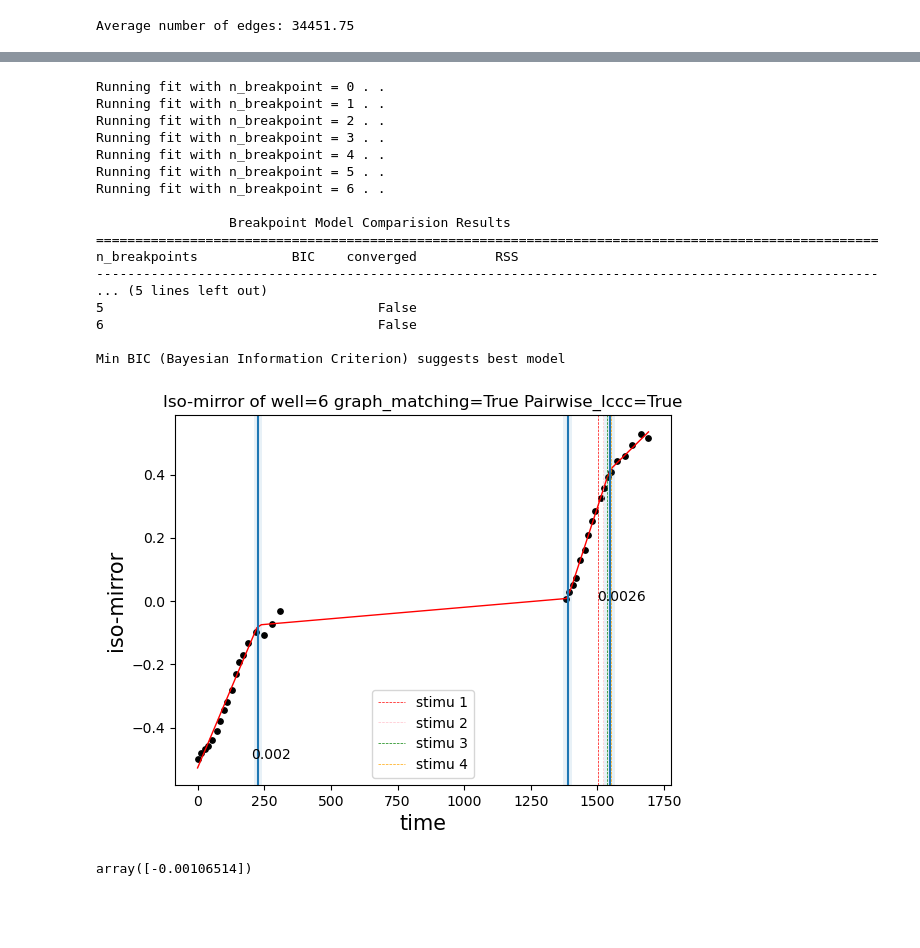
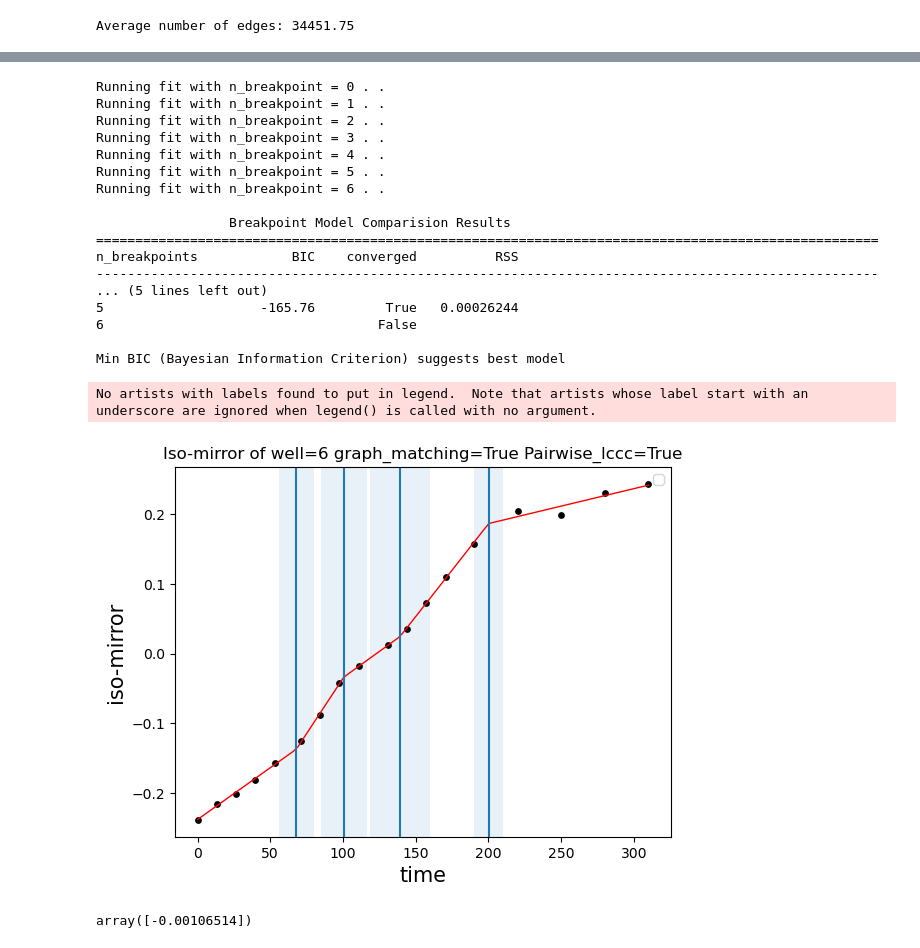
Before and after one commit to TianyiChen97/Organoid, a Jupyter notebook: Iso-mirror-TBS-no-window_pairwiseLCCC.ipynb, the cells around one changed output, grey strips where cells are left out. Saved outputs shown, nothing was run; the diff lists cells and outputs as text; code cells hidden in the pictures; blank space fills up the shorter version.

```diff
--- a/Iso-mirror-TBS-no-window_pairwiseLCCC.ipynb
+++ b/Iso-mirror-TBS-no-window_pairwiseLCCC.ipynb
@@ -220,7 +220,7 @@ for i in range(1, m):
      # Printing the before and after norms to see the difference
     #print(f"Frob diff before GM: {before_norm}, After GM: {after_norm},OFV before GM: {fun_I}, After GM: {ofv}")
 # %%
-choosen_time_points=range(m)
+choosen_time_points=range(18)
 tm=choosen_time_points
 
 D=np.zeros([len(tm),len(tm)])
@@ -308 +291,3 @@ CMDS embedding dim: 3
+# %%
+time_diff_chosen = [time_diff[i] for i in choosen_time_points]
 # %%
@@ -347,5 +332,5 @@ Successful with n_neighbors=2
 # %%
-pw_fit=piecewise_regression.ModelSelection(time_diff, iso, max_breakpoints=6)
+pw_fit=piecewise_regression.ModelSelection(time_diff_chosen, iso, max_breakpoints=6)
 # %% [output]
 Running fit with n_breakpoint = 0 . .
 Running fit with n_breakpoint = 1 . .
@@ -360,38 +345,39 @@ Running fit with n_breakpoint = 6 . .
 n_breakpoints            BIC    converged          RSS
 ----------------------------------------------------------------------------------------------------
 ... (5 lines left out)
-5                                   False
+5                    -165.76         True   0.00026244
 6                                   False
 
 Min BIC (Bayesian Information Criterion) suggests best model
 # %%
-pw_fit = piecewise_regression.Fit(time_diff, iso, n_breakpoints=3)  ## choose the number of breakpoints based on result above
+pw_fit = piecewise_regression.Fit(time_diff_chosen, iso, n_breakpoints=4)  ## choose the number of breakpoints based on result above
 pw_results = pw_fit.get_results()
 pw_estimates = pw_results["estimates"]
 
 ### result for using iso-mirror
 pw_fit.plot_data(color='black',s=15)
 pw_fit.plot_fit(color="red", linewidth=1)
 pw_fit.plot_breakpoints()
 pw_fit.plot_breakpoint_confidence_intervals()
 plt.xlabel("time",fontsize=15)
 plt.ylabel("iso-mirror",fontsize=15)
 plt.title("Iso-mirror of well=" + str(well_number)+' graph_matching='+str(graph_matching)+' Pairwise_lccc='+str(Pairwise_lccc))
-plt.axvline(x=stimulus_time_diff[0], color='red', linestyle='--', label='stimu 1',lw=0.5)
-plt.axvline(x=stimulus_time_diff[1], color='pink', linestyle='--', label='stimu 2',lw=0.5)
-plt.axvline(x=stimulus_time_diff[2], color='green', linestyle='--', label='stimu 3',lw=0.5)
-plt.axvline(x=stimulus_time_diff[3], color='orange', linestyle='--', label='stimu 4',lw=0.5)
+#plt.axvline(x=stimulus_time_diff[0], color='red', linestyle='--', label='stimu 1',lw=0.5)
+#plt.axvline(x=stimulus_time_diff[1], color='pink', linestyle='--', label='stimu 2',lw=0.5)
+#plt.axvline(x=stimulus_time_diff[2], color='green', linestyle='--', label='stimu 3',lw=0.5)
+#plt.axvline(x=stimulus_time_diff[3], color='orange', linestyle='--', label='stimu 4',lw=0.5)
 plt.legend()
 
-plt.text(200, -0.5, str(round(pw_estimates['alpha1']['estimate'],4))  )
+#plt.text(200, -0.5, str(round(pw_estimates['alpha1']['estimate'],4))  )
 
-plt.text(1500, 0, str(round(pw_estimates['alpha3']['estimate'],4))  )
+#plt.text(1500, 0, str(round(pw_estimates['alpha3']['estimate'],4))  )
 
 
 plt.show()
 plt.close()
 # %% [output]
+No artists with labels found to put in legend.  Note that artists whose label start with an underscore are ignored when legend() is called with no argument.
-[figure, old version]
+[figure, new version]
 # %%
 lr = LinearRegression()
 lr.fit(np.array(time_diff[:18]).reshape(-1, 1), iso[:18,0])
```
Also changed, not shown: parts of 5 cells of this notebook, 2 other files.
